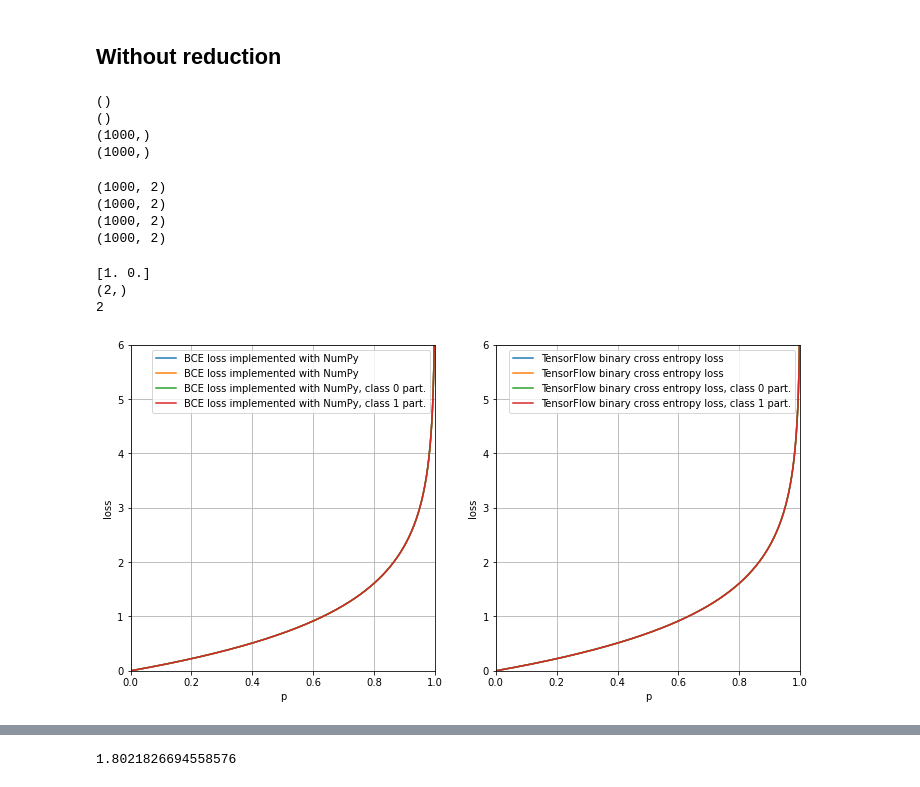
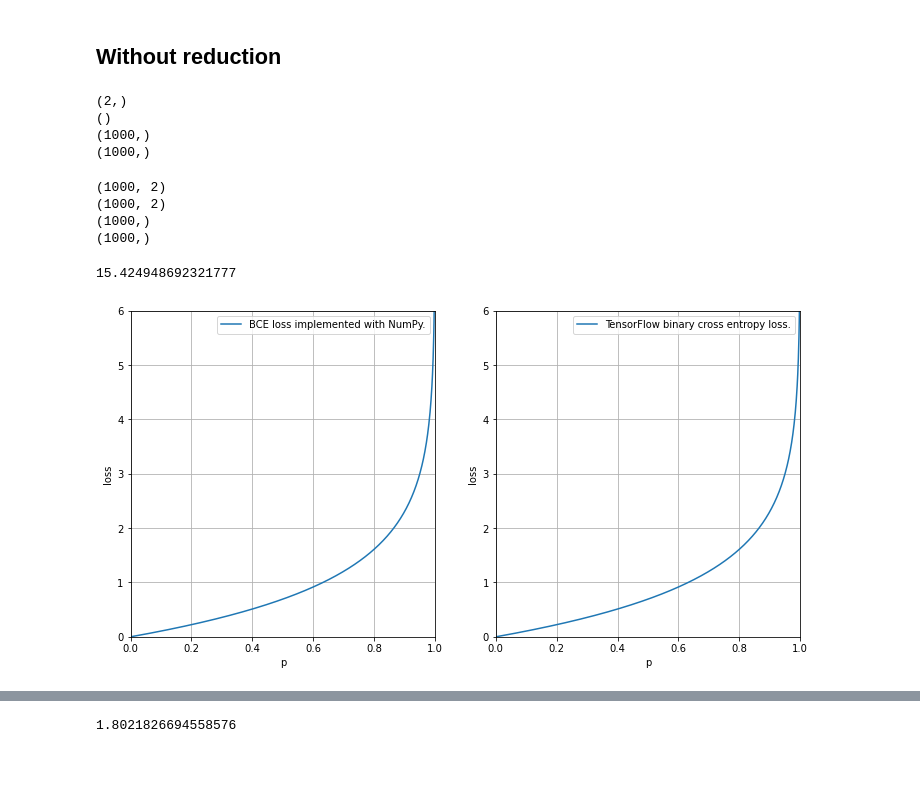
Before and after one commit to AI-Huang/deeplearning_basics, a Jupyter notebook: mathematics/np_losses_test.ipynb, the cells around one changed output, grey strips where cells are left out. Drawn from its saved outputs; the diff is of its cells as text; code cells hidden in the pictures.

Commit message:
modified numpy bce loss reduction code

```diff
--- a/mathematics/np_losses_test.ipynb
+++ b/mathematics/np_losses_test.ipynb
@@ -63,8 +71,27 @@ print(tf_cce_loss_reduction)
+# %%
+tf_bce_loss = np.zeros(num_samples) # with shape (num_samples,) NOT (num_samples, 2)
+tf_cce_loss = np.zeros(num_samples)
+
+tf_bce_loss = tf_bce_no_reduction(y_true, y_pred).numpy()
+tf_cce_loss = tf_cce_no_reduction(y_true, y_pred).numpy()
+
+print(bce_loss.shape)
+print(cce_loss.shape)
+print(tf_bce_loss.shape)
+print(tf_cce_loss.shape)
+# %% [output]
+(2,)
+()
+(1000,)
+(1000,)
 # %%
+bce_loss = np_binary_cross_entropy(y_true, y_pred, reduction=None)
+cce_loss = np_cross_entropy(y_true, y_pred, reduction=None)
+
 tf_bce_loss = np.zeros(num_samples) # with shape (num_samples,) NOT (num_samples, 2)
 tf_cce_loss = np.zeros(num_samples)
 
-# Equivalent as above
+# Equivalent as above code with reduction
 for i, _p in enumerate(p):
     tf_bce_loss[i] = tf_bce(y_true[i, :], y_pred[i, :]).numpy()
     tf_cce_loss[i] = tf_cce(y_true[i, :], y_pred[i, :]).numpy()
@@ -74,64 +101,34 @@ print(cce_loss.shape)
 print(tf_bce_loss.shape)
 print(tf_cce_loss.shape)
 # %% [output]
-()
-()
+(1000, 2)
+(1000, 2)
 (1000,)
 (1000,)
-# %%
-bce_loss = np_binary_cross_entropy(y_true, y_pred, reduction=None)
-cce_loss = np_cross_entropy(y_true, y_pred, reduction=None)
-
-tf_bce_loss = np.zeros((num_samples, 2))
-tf_cce_loss = np.zeros((num_samples, 2))
-
-# Equivalent as above
-for i, _p in enumerate(p):
-    tf_bce_loss[i, :] = tf_bce(y_true[i, :], y_pred[i, :]).numpy()
-    tf_cce_loss[i, :] = tf_cce(y_true[i, :], y_pred[i, :]).numpy()
-
-print(bce_loss.shape)
-print(cce_loss.shape)
-print(tf_bce_loss.shape)
-print(tf_cce_loss.shape)
-# %% [output]
-(1000, 2)
-(1000, 2)
-(1000, 2)
-(1000, 2)
-# %%
-ttt = y_pred[i, :]
-print(ttt)
-print(ttt.shape)
-print(ttt.shape[-1])
-# %% [output]
-[1. 0.]
-(2,)
-2
+# %%
+tf_bce(y_true[i, :], y_pred[i, :]).numpy()
+# %% [output]
+15.424948692321777
 # %%
 plt.figure(figsize=(12, 6))
 plt.subplot(1, 2, 1)
-plt.plot(p, bce_loss, label="BCE loss implemented with NumPy")
-plt.plot(p, bce_loss[:, 0], label="BCE loss implemented with NumPy, class 0 part.")
-plt.plot(p, bce_loss[:, 1], label="BCE loss implemented with NumPy, class 1 part.")
+plt.plot(p, np.sum(bce_loss, axis=-1), label="BCE loss implemented with NumPy.")
 plt.xlabel("p")
 plt.ylabel("loss")
 plt.xlim(0, 1)
 plt.ylim(0, 6) # 16
 plt.legend()
 plt.grid()
 plt.subplot(1, 2, 2)
-plt.plot(p, tf_bce_loss, label="TensorFlow binary cross entropy loss")
-plt.plot(p, tf_bce_loss[:, 0], label="TensorFlow binary cross entropy loss, class 0 part.")
-plt.plot(p, tf_bce_loss[:, 1], label="TensorFlow binary cross entropy loss, class 1 part.")
+plt.plot(p, tf_bce_loss, label="TensorFlow binary cross entropy loss.")
 plt.xlabel("p")
 plt.ylabel("loss")
 plt.xlim(0, 1)
 plt.ylim(0, 6)
 plt.legend()
 plt.grid()
 # %% [output]
-[figure, old version]
+[figure, new version]
 # %%
 plt.figure(figsize=(12, 6))
 plt.subplot(1, 2, 1)
```
Also changed, not shown: parts of 6 cells of this notebook, 1 other file.
